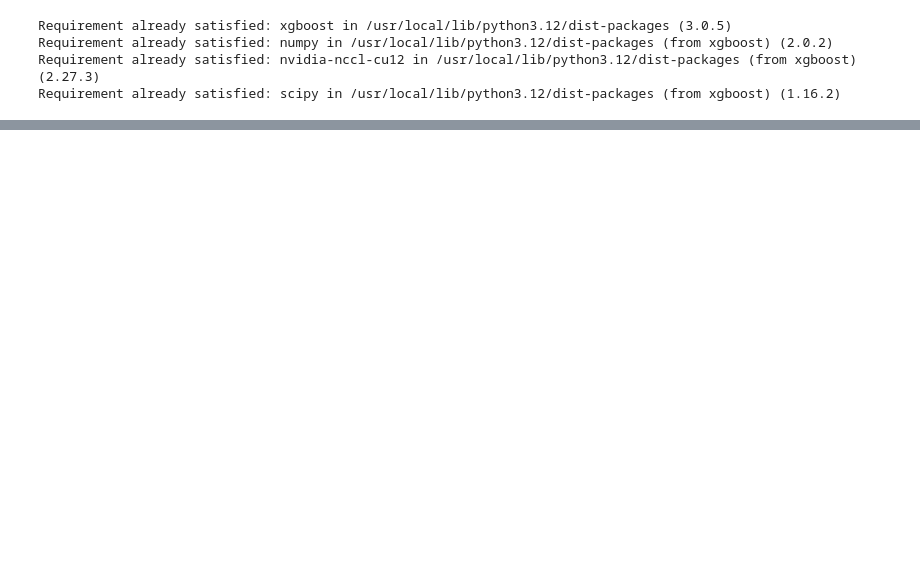
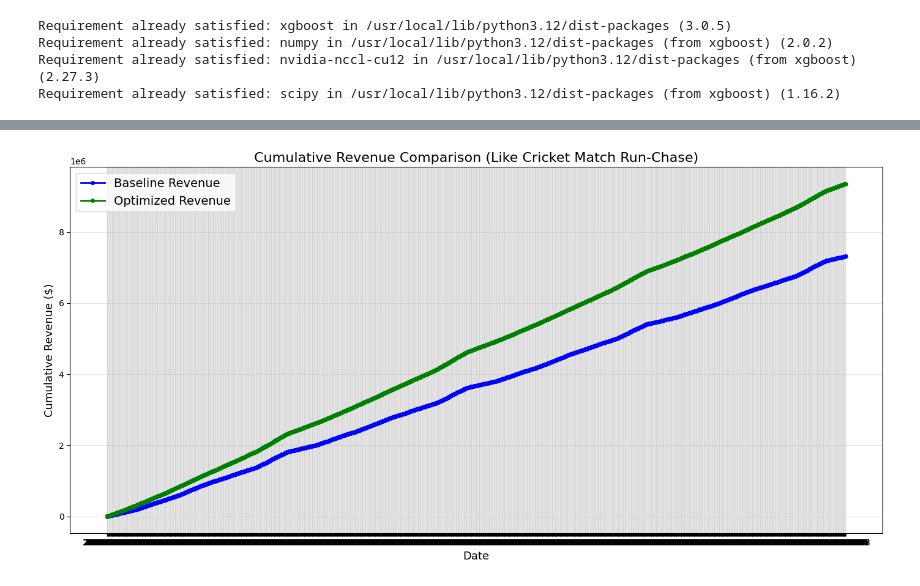
Before and after one commit to Faraz011/Assignment-AIML-Lab, a Jupyter notebook: Dynamic_Pricing_Project.ipynb, the cells around one changed output, grey strips where cells are left out. Drawn from its saved outputs; the diff is of its cells as text; code cells hidden in the pictures; blank space fills up the shorter version.

```diff
--- a/Dynamic_Pricing_Project.ipynb
+++ b/Dynamic_Pricing_Project.ipynb
@@ -122,6 +122,7 @@ y_test = test_data['revenue']
 # %%
 from sklearn.preprocessing import StandardScaler
 from sklearn.linear_model import PoissonRegressor
+data = data.replace([np.inf, -np.inf], np.nan).dropna()
 
 scaler = StandardScaler()
 X_train_scaled = scaler.fit_transform(X_train)
@@ -194,0 +330,33 @@ Root Mean Squared Error: 105.16855332774647
+# %%
+import matplotlib.pyplot as plt
+
+# Make sure columns exist
+if 'baseline_revenue' not in results.columns or 'optimized_revenue' not in results.columns:
+    results['baseline_revenue'] = results['original_price'] * results['original_demand']
+    results['optimized_revenue'] = results['new_price'] * results['new_demand']
+
+# Sort by date
+results_sorted = results.sort_values(['date'])
+
+# Sum by date
+revenue_by_date = results_sorted.groupby('date')[['baseline_revenue', 'optimized_revenue']].sum().reset_index()
+
+# Cumulative revenue plot
+revenue_by_date['cumulative_baseline'] = revenue_by_date['baseline_revenue'].cumsum()
+revenue_by_date['cumulative_optimized'] = revenue_by_date['optimized_revenue'].cumsum()
+
+plt.figure(figsize=(14, 7))
+plt.plot(revenue_by_date['date'], revenue_by_date['cumulative_baseline'], label='Baseline Revenue', color='blue', linewidth=2, marker='o', markersize=4)
+plt.plot(revenue_by_date['date'], revenue_by_date['cumulative_optimized'], label='Optimized Revenue', color='green', linewidth=2, marker='o', markersize=4)
+
+plt.title('Cumulative Revenue Comparison (Like Cricket Match Run-Chase)', fontsize=16)
+plt.xlabel('Date', fontsize=13)
+plt.ylabel('Cumulative Revenue ($)', fontsize=13)
+plt.legend(loc='upper left', fontsize=14)
+plt.grid(alpha=0.3)
+plt.tight_layout()
+
+# Optionally, mark each product point with a dot, add hover/marker per product_id
+plt.show()
+# %% [output]
+[figure, added]
```
Also changed, not shown: parts of 16 cells of this notebook.
